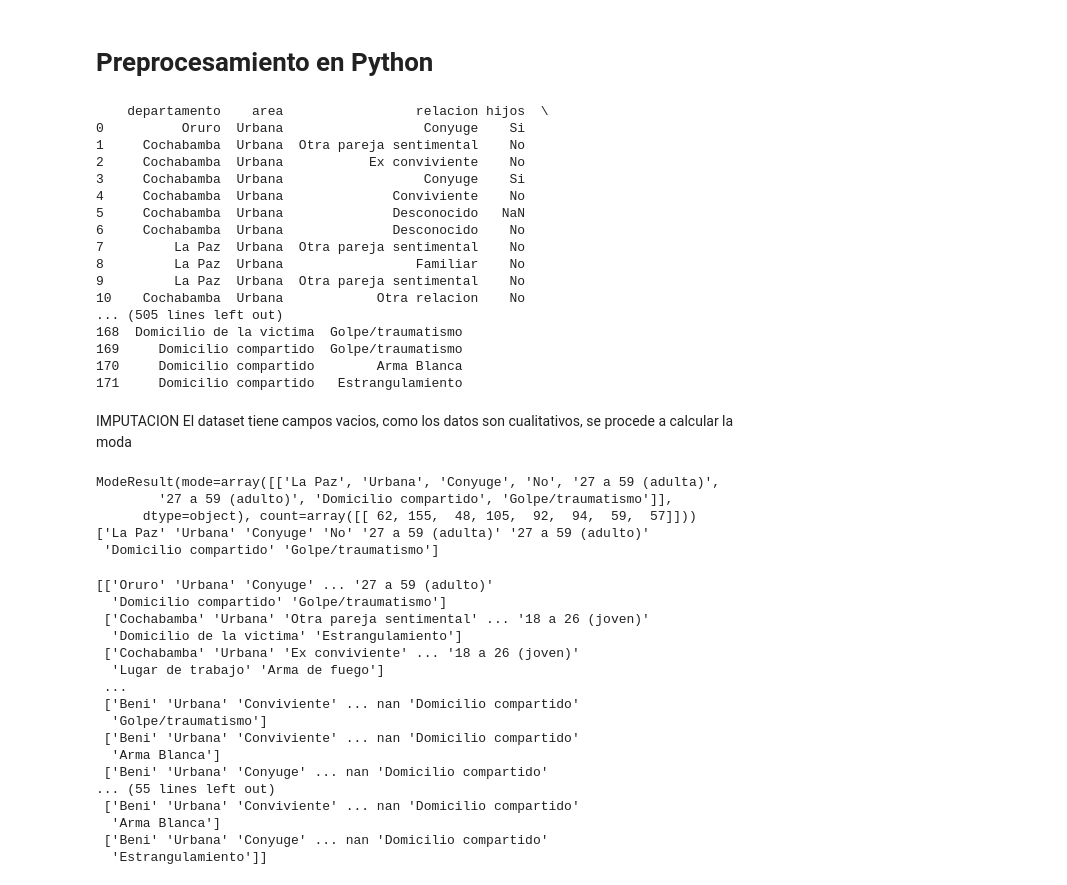
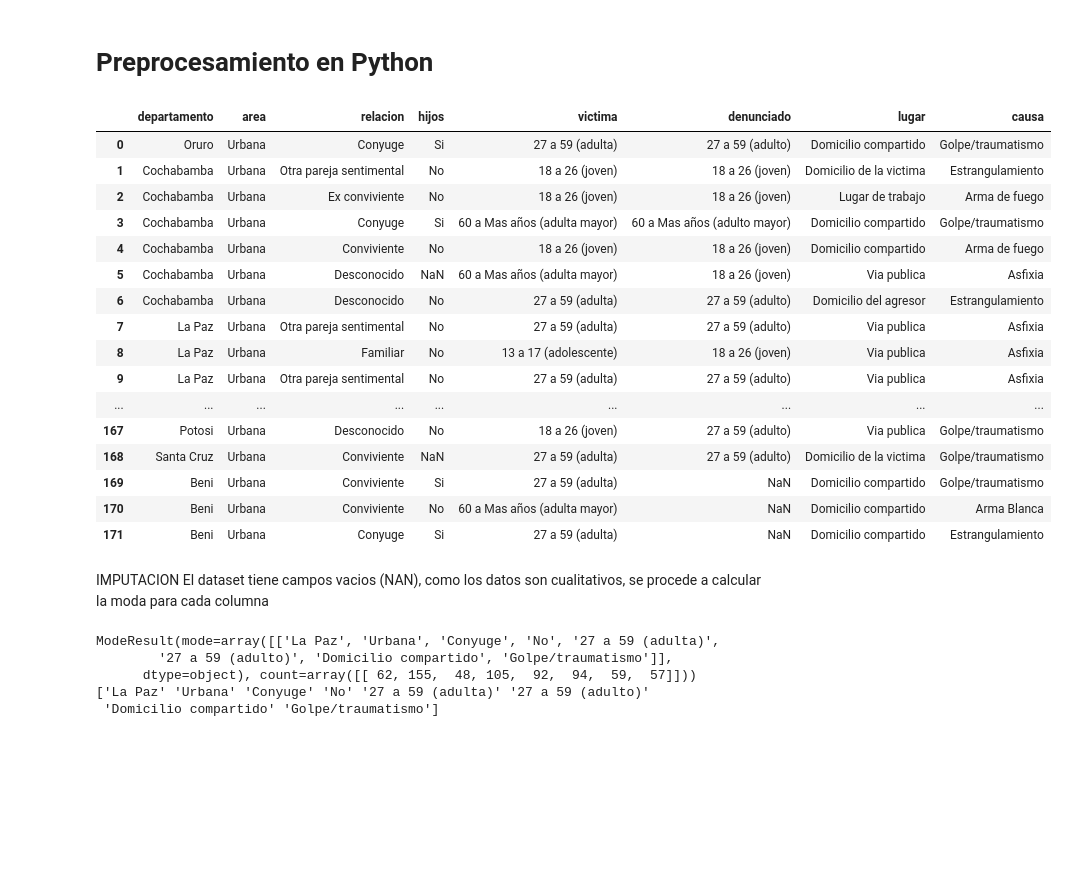
Before and after one commit to v4r170/INF325_1P, a Jupyter notebook: 3 Preprocesamiento.ipynb, the cells around one changed output. Saved outputs shown, nothing was run; the diff lists cells and outputs as text; code cells hidden in the pictures; blank space fills up the shorter version.

```diff
--- a/3 Preprocesamiento.ipynb
+++ b/3 Preprocesamiento.ipynb
@@ -3,33 +3,34 @@
 # %%
 import numpy as np
 from scipy import stats
 
 import pandas as pd
 df = pd.read_csv("feminicidio2020.csv")
 
 pd.set_option('display.max_rows',None)
 #df.head()
-print(df)
+#print(df)
+df
 # %% [output]
-    departamento    area                 relacion hijos  \
-0          Oruro  Urbana                  Conyuge    Si
-1     Cochabamba  Urbana  Otra pareja sentimental    No
-2     Cochabamba  Urbana           Ex conviviente    No
-3     Cochabamba  Urbana                  Conyuge    Si
-4     Cochabamba  Urbana              Conviviente    No
-5     Cochabamba  Urbana              Desconocido   NaN
-6     Cochabamba  Urbana              Desconocido    No
-7         La Paz  Urbana  Otra pareja sentimental    No
-8         La Paz  Urbana                 Familiar    No
-9         La Paz  Urbana  Otra pareja sentimental    No
-10    Cochabamba  Urbana            Otra relacion    No
-... (505 lines left out)
-168  Domicilio de la victima  Golpe/traumatismo
-169     Domicilio compartido  Golpe/traumatismo
-170     Domicilio compartido        Arma Blanca
-171     Domicilio compartido   Estrangulamiento
+|  | departamento | area | relacion | hijos | victima | denunciado | lugar | causa |
+| 0 | Oruro | Urbana | Conyuge | Si | 27 a 59 (adulta) | 27 a 59 (adulto) | Domicilio compartido | Golpe/traumatismo |
+| 1 | Cochabamba | Urbana | Otra pareja sentimental | No | 18 a 26 (joven) | 18 a 26 (joven) | Domicilio de la victima | Estrangulamiento |
+| 2 | Cochabamba | Urbana | Ex conviviente | No | 18 a 26 (joven) | 18 a 26 (joven) | Lugar de trabajo | Arma de fuego |
+| 3 | Cochabamba | Urbana | Conyuge | Si | 60 a Mas años (adulta mayor) | 60 a Mas años (adulto mayor) | Domicilio compartido | Golpe/traumatismo |
+| 4 | Cochabamba | Urbana | Conviviente | No | 18 a 26 (joven) | 18 a 26 (joven) | Domicilio compartido | Arma de fuego |
+| 5 | Cochabamba | Urbana | Desconocido | NaN | 60 a Mas años (adulta mayor) | 18 a 26 (joven) | Via publica | Asfixia |
+| 6 | Cochabamba | Urbana | Desconocido | No | 27 a 59 (adulta) | 27 a 59 (adulto) | Domicilio del agresor | Estrangulamiento |
+| 7 | La Paz | Urbana | Otra pareja sentimental | No | 27 a 59 (adulta) | 27 a 59 (adulto) | Via publica | Asfixia |
+| 8 | La Paz | Urbana | Familiar | No | 13 a 17 (adolescente) | 18 a 26 (joven) | Via publica | Asfixia |
+| 9 | La Paz | Urbana | Otra pareja sentimental | No | 27 a 59 (adulta) | 27 a 59 (adulto) | Via publica | Asfixia |
+| ... | ... | ... | ... | ... | ... | ... | ... | ... |
+| 167 | Potosi | Urbana | Desconocido | No | 18 a 26 (joven) | 27 a 59 (adulto) | Via publica | Golpe/traumatismo |
+| 168 | Santa Cruz | Urbana | Conviviente | NaN | 27 a 59 (adulta) | 27 a 59 (adulto) | Domicilio de la victima | Golpe/traumatismo |
+| 169 | Beni | Urbana | Conviviente | Si | 27 a 59 (adulta) | NaN | Domicilio compartido | Golpe/traumatismo |
+| 170 | Beni | Urbana | Conviviente | No | 60 a Mas años (adulta mayor) | NaN | Domicilio compartido | Arma Blanca |
+| 171 | Beni | Urbana | Conyuge | Si | 27 a 59 (adulta) | NaN | Domicilio compartido | Estrangulamiento |
 # %% [markdown]
-IMPUTACION El dataset tiene campos vacios, como los datos son cualitativos, se procede a calcular la moda
+IMPUTACION El dataset tiene campos vacios (NAN), como los datos son cualitativos, se procede a calcular la moda para cada columna
 # %%
 moda=stats.mode(df)
 print(moda)
@@ -41,35 +42,3 @@ ModeResult(mode=array([['La Paz', 'Urbana', 'Conyuge', 'No', '27 a 59 (adulta)',
       dtype=object), count=array([[ 62, 155,  48, 105,  92,  94,  59,  57]]))
 ['La Paz' 'Urbana' 'Conyuge' 'No' '27 a 59 (adulta)' '27 a 59 (adulto)'
  'Domicilio compartido' 'Golpe/traumatismo']
-# %%
-data1=df.to_numpy()
-print(data1)
-
-c=data1[:,1]
-print(c)
-c=c[c>'']
-print(c)
-mm=m[1];
-print("moda=",mm)
-for i in range(0,5):
-    if(data1[i][1]==''):
-       data1[i][1]=mm
-print(data1)
-# %% [output]
-[['Oruro' 'Urbana' 'Conyuge' ... '27 a 59 (adulto)'
-  'Domicilio compartido' 'Golpe/traumatismo']
- ['Cochabamba' 'Urbana' 'Otra pareja sentimental' ... '18 a 26 (joven)'
-  'Domicilio de la victima' 'Estrangulamiento']
- ['Cochabamba' 'Urbana' 'Ex conviviente' ... '18 a 26 (joven)'
-  'Lugar de trabajo' 'Arma de fuego']
- ...
- ['Beni' 'Urbana' 'Conviviente' ... nan 'Domicilio compartido'
-  'Golpe/traumatismo']
- ['Beni' 'Urbana' 'Conviviente' ... nan 'Domicilio compartido'
-  'Arma Blanca']
- ['Beni' 'Urbana' 'Conyuge' ... nan 'Domicilio compartido'
-... (55 lines left out)
- ['Beni' 'Urbana' 'Conviviente' ... nan 'Domicilio compartido'
-  'Arma Blanca']
- ['Beni' 'Urbana' 'Conyuge' ... nan 'Domicilio compartido'
-  'Estrangulamiento']]
```
Also changed, not shown: parts of 6 cells of this notebook.
